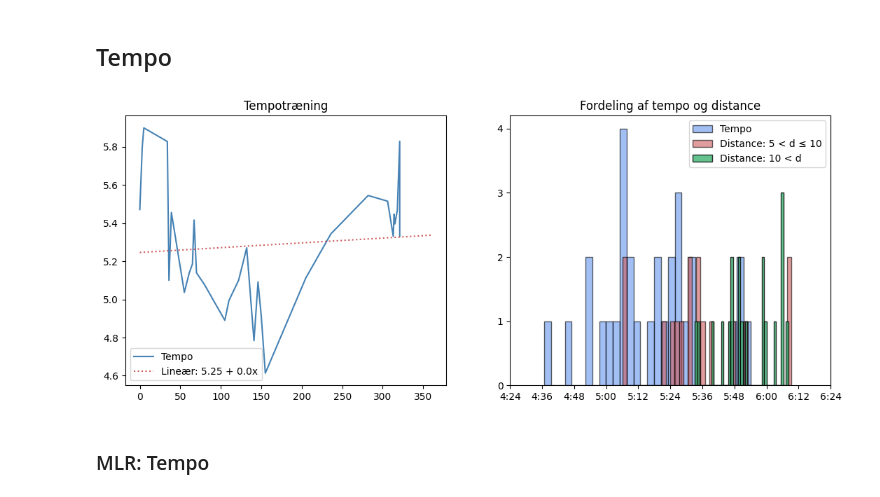
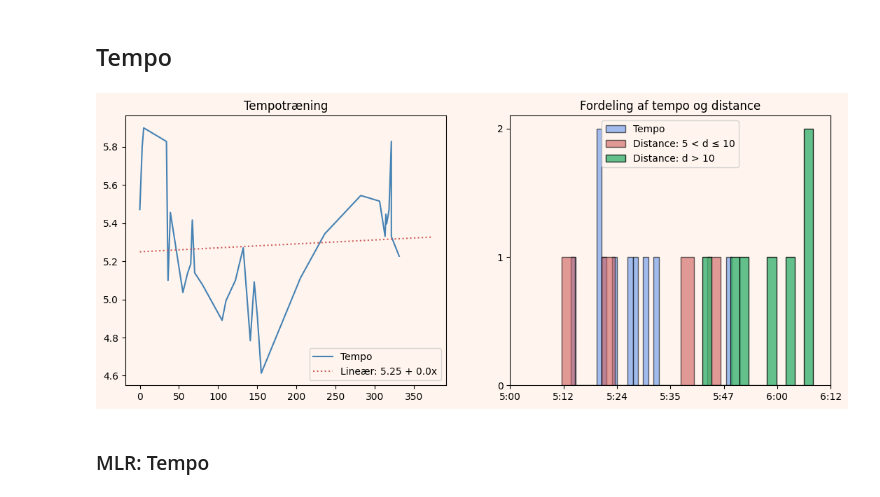
Before and after one commit to ChristerKoldLindholm/marathon-training, a Jupyter notebook: training.ipynb, the cells around one changed output. Drawn from its saved outputs; the diff is of its cells as text; code cells hidden in the pictures.

```diff
--- a/training.ipynb
+++ b/training.ipynb
@@ -31,6 +28,10 @@ import matplotlib.pyplot as plt
 import numpy as np
 import pandas as pd
 from matplotlib.ticker import MaxNLocator
+# %%
+bg_color = "seashell"
+plt.rcParams["figure.facecolor"] = bg_color
+plt.rcParams["axes.facecolor"] = bg_color
 # %%
 # Træningsvariabler
 vægt = 67
@@ -147,9 +149,9 @@ df_løb_spd = df_løb_spd[
                         (df_løb_spd['kategori'] == 'Tempo')
                         & (df_løb_spd['min/km'] != 0)
                         & (df_løb_spd['præcis tid'] == 'Y')
-                        & (df_løb_spd['km'] < 8)
+                        # Kun tempotræning på distance under 10.01 km.
+                        & (df_løb_spd['km'] < 10.01)
                         ]
-# Kun tempotræning på distance under 8 km.
 
 df_løb_recon = df_løb.copy()
 df_løb_recon = df_løb_recon[df_løb_recon['kategori'] == 'Reconstitution']
@@ -166,4 +168,5 @@ uge_løb_df = df_løb.resample('W', closed="right")['km'].sum() # Gruppér efter
 uge_løb_df = uge_løb_df.reset_index() # Reset index for at få dato som kolonne igen.
 df_løb = df_løb.reset_index()
 
-uge_løb_df = uge_løb_df[-8:].sort_values(by='dato', ascending=False)
+n_weeks = 12
+uge_løb_df = uge_løb_df[-n_weeks:].sort_values(by='dato', ascending=False)
@@ -353,44 +413,40 @@ model_dist_MLR = sm.OLS(y_dist_MLR, X_dist_MLR).fit()
 # %%
 fig, ax = plt.subplots(ncols=2, figsize=(13,5))
 
 # Plot for tempo.
 ax[0].plot(x, df_løb_spd['min/km'], color='steelblue', label='Tempo')
 
 l = np.linspace(0, df_løb_spd.size, df_løb_spd.size)
 # Plot for simpel lineær regression.
 ax[0].plot(l, lin_spd(l), color='indianred', linestyle=':', label=f'Lineær: {round(b, 2)} + {round(a, 3)}x')
 
-# Plot for multipel lineær regression.
-# ax[0].plot(l, MLR_spd(l), color='crimson', linestyle='-.', label=f'Lineær: {round(model_MLR.params[0], 2)} + {round(model_MLR.params[1], 4)}x')
-
-# Plot for eksponentiel regression.
-# ax[0].plot(l, exp_spd(l, *p_opt), color='mediumseagreen', linestyle='--',
-#     label=f'Exponential: {round(p_opt[0], 2)} exp(-{round(p_opt[1], 4)}x) + {round(p_opt[2], 2)}')
-
 # FORDELINGER
 # Fordeling af tempo.
-ax[1].hist(df_løb_spd['min/km'], bins=df_løb_spd.shape[0], color='cornflowerblue', edgecolor='black', label='Tempo', alpha=0.6)
+df_spd_distr = df_løb_spd[df_løb_spd["dato"] >= pd.Timestamp(year=2025, month=1, day=1)]
+ax[1].hist(df_spd_distr['min/km'], bins=df_løb_spd.shape[0], color='cornflowerblue', edgecolor='black', label='Tempo', alpha=0.6)
 # Fordeling af distance.
-df_upto10 = df_løb_dist[(df_løb_dist["km"] <= 10.1) & (df_løb_dist["min/km"] < 6.5)]
-df_over10 = df_løb_dist[(df_løb_dist["km"] > 10.1) & (df_løb_dist["min/km"] < 6.5)]
-ax[1].hist(df_upto10["min/km"], bins=df_løb_dist.shape[0], color="indianred", edgecolor="black",
+# Kun nyere data fra 2025.
+df_distribution = df_løb_dist[df_løb_dist["dato"] >= pd.Timestamp(year=2025, month=1, day=1)]
+df_upto10 = df_distribution[(df_distribution["km"] <= 10.1) & (df_distribution["min/km"] < 6.5)]
+df_over10 = df_distribution[(df_distribution["km"] > 10.1) & (df_distribution["min/km"] < 6.5)]
+ax[1].hist(df_upto10["min/km"], bins=df_distribution.shape[0], color="indianred", edgecolor="black",
     alpha=0.6, label="Distance: 5 < d \u2264 10")
-ax[1].hist(df_over10["min/km"], bins=df_løb_dist.shape[0], color="mediumseagreen", edgecolor="black",
-    alpha=0.8, label="Distance: 10 < d")
+ax[1].hist(df_over10["min/km"], bins=df_distribution.shape[0], color="mediumseagreen", edgecolor="black",
+    alpha=0.8, label="Distance: d > 10")
 
 ax[0].title.set_text('Tempotræning')
 ax[0].legend()
 ax[1].yaxis.set_major_locator(MaxNLocator(integer=True))
 ax[1].title.set_text('Fordeling af tempo og distance')
 ax[1].legend()
 # Convert x-axis values to min:sec format.
 orig_ticks = plt.xticks()[0]
 x_ticks = [f"{int(x)}:{int((x - int(x)) * 60):02d}" for x in orig_ticks]
 plt.xticks(orig_ticks, x_ticks)
 
 plt.show()
 # %% [output]
-[figure, old version]
+[figure, new version]
 # %% [markdown]
 ### MLR: Tempo
 # %%
```
Also changed, not shown: parts of 23 cells of this notebook, 5 other files.
